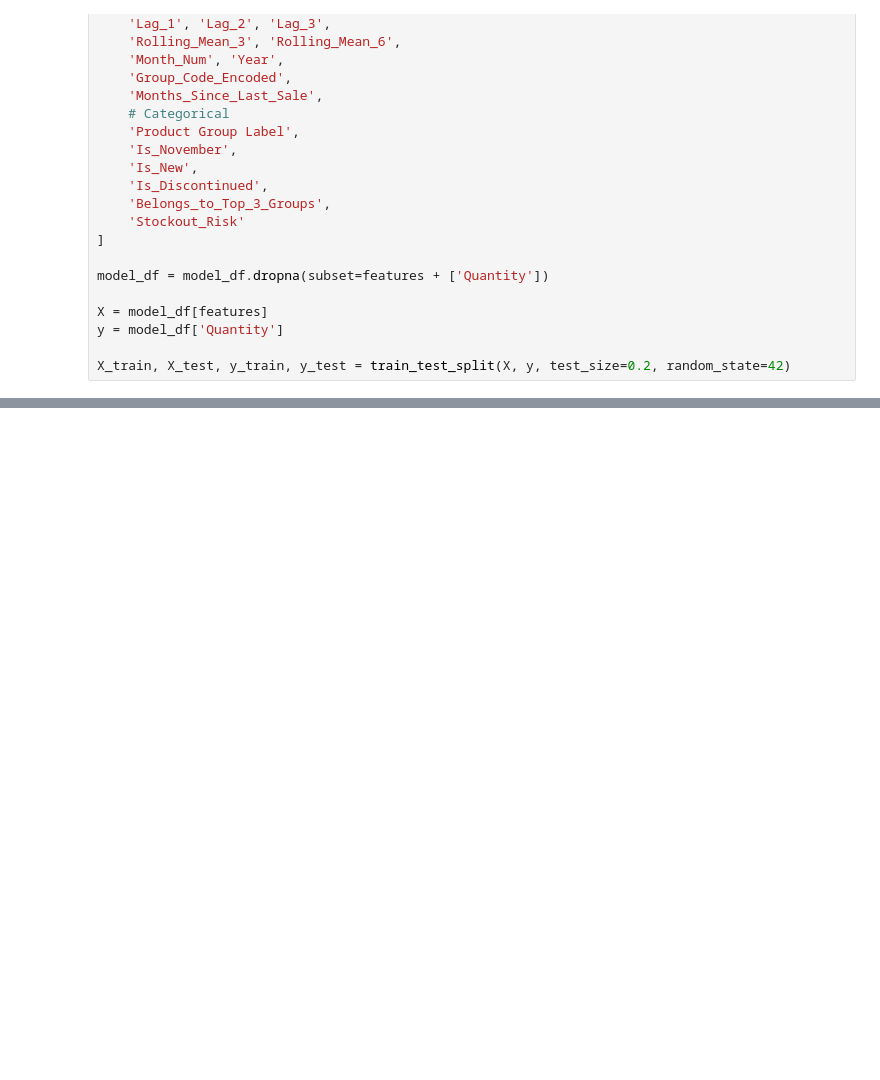
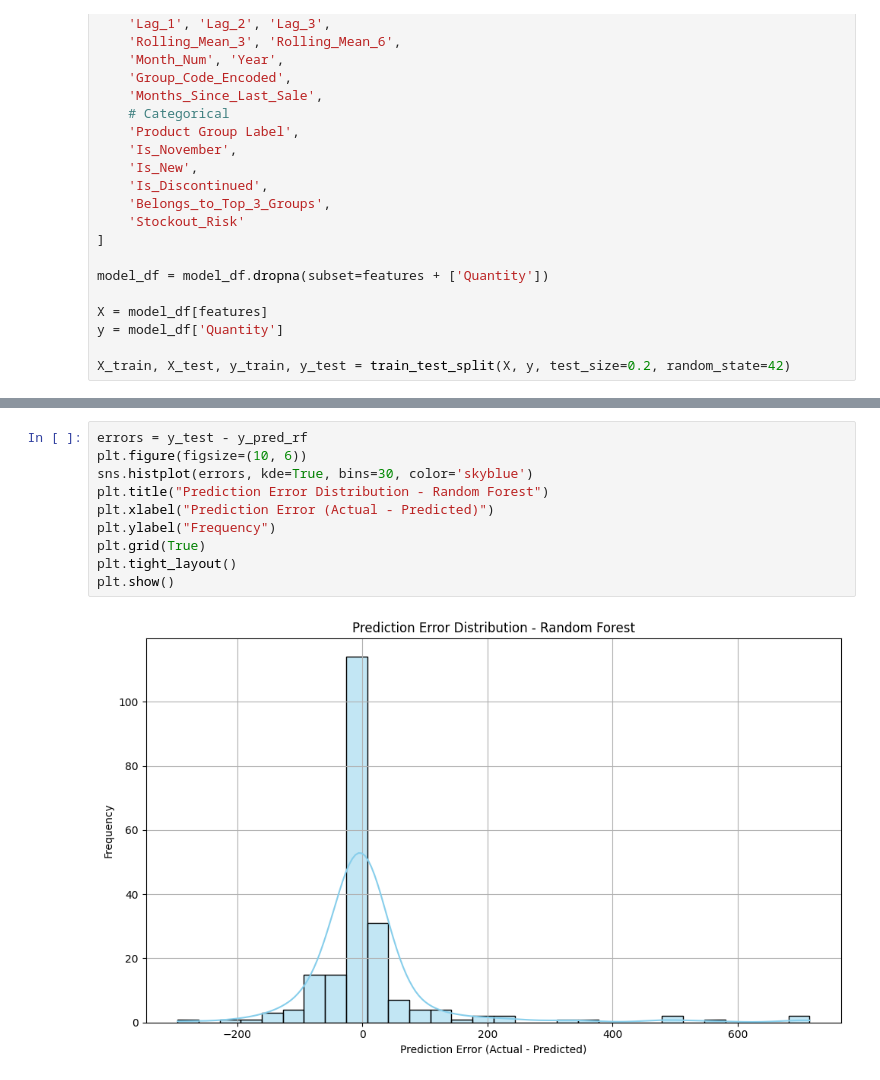
Before and after one commit to AntoDavidov/model, a Jupyter notebook: master-kikka-boo-predictor.ipynb, the cells around one changed output, grey strips where cells are left out. Cells and saved outputs as stored; diff of their text form; blank space fills up the shorter version.

```diff
--- a/master-kikka-boo-predictor.ipynb
+++ b/master-kikka-boo-predictor.ipynb
@@ -1226,0 +1603,12 @@ R² Score: 0.2150
+# %%
+errors = y_test - y_pred_rf
+plt.figure(figsize=(10, 6))
+sns.histplot(errors, kde=True, bins=30, color='skyblue')
+plt.title("Prediction Error Distribution - Random Forest")
+plt.xlabel("Prediction Error (Actual - Predicted)")
+plt.ylabel("Frequency")
+plt.grid(True)
+plt.tight_layout()
+plt.show()
+# %% [output]
+[figure, added]
```
Also changed, not shown: parts of 37 cells of this notebook.
